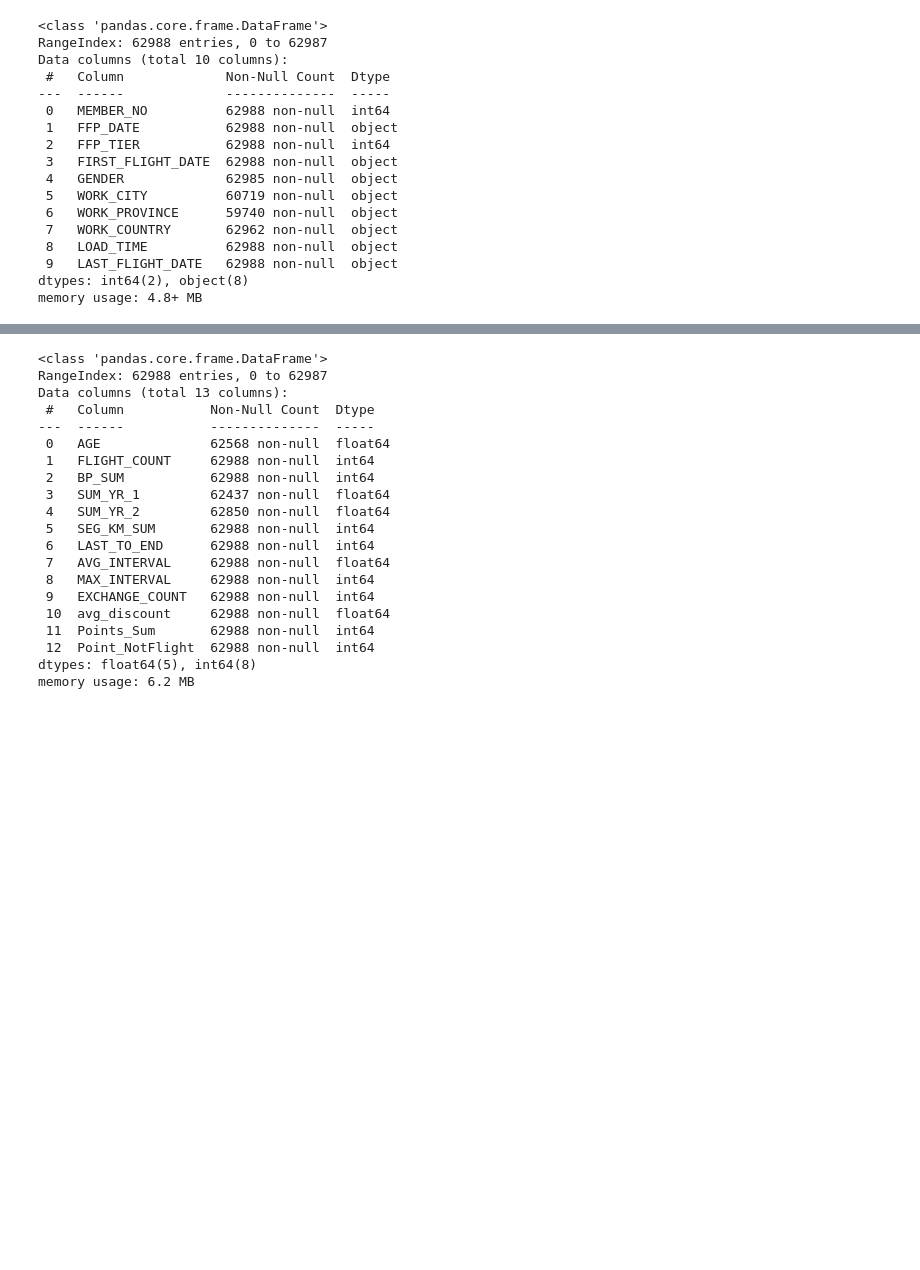
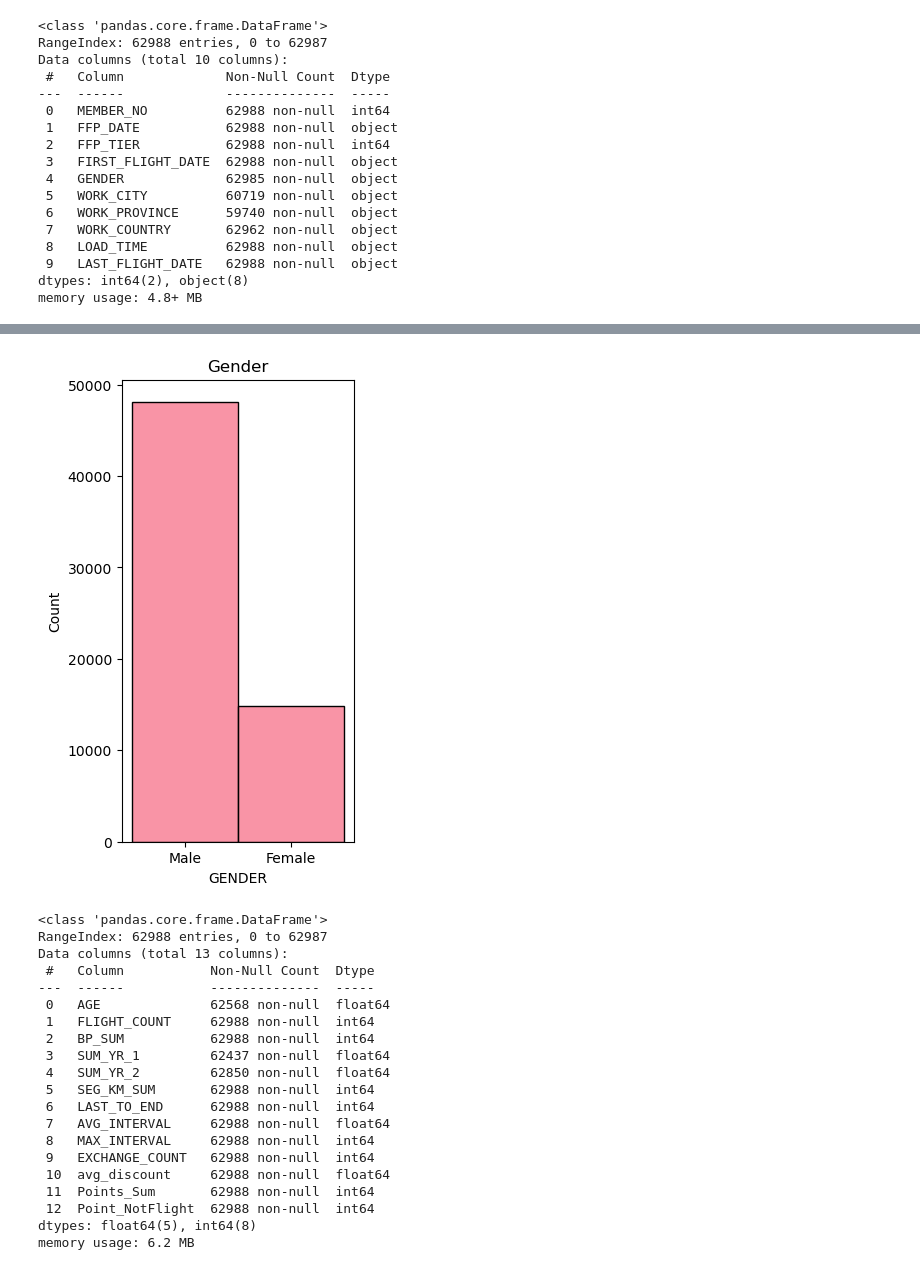
Before and after one commit to gbriansatria/Final-Project-Raka-MAX, a Jupyter notebook: Homework Stage 3/Homework Unsupervised Learning.ipynb, the cells around one changed output, grey strips where cells are left out. Saved outputs shown, nothing was run; the diff lists cells and outputs as text; code cells hidden in the pictures; blank space fills up the shorter version.

```diff
--- a/Homework Stage 3/Homework Unsupervised Learning.ipynb
+++ b/Homework Stage 3/Homework Unsupervised Learning.ipynb
@@ -72,3 +160,13 @@ memory usage: 4.8+ MB
+# %%
+plt.figure(figsize=(3,6))
+
+#GENDER
+
+sns.histplot(x='GENDER', data= df1)
+plt.title('Gender')
+plt.show()
+# %% [output]
+[figure, added]
 # %%
 df[numerical].info()
 # %% [output]
```
Also changed, not shown: parts of 11 cells of this notebook.
